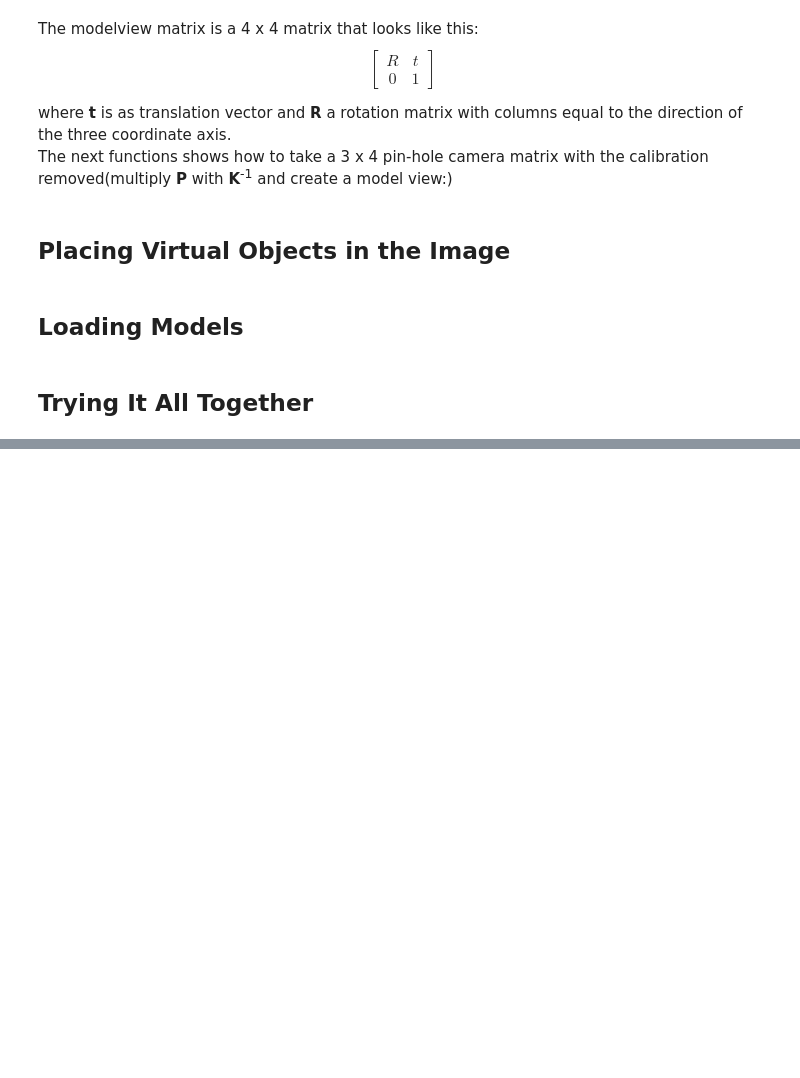
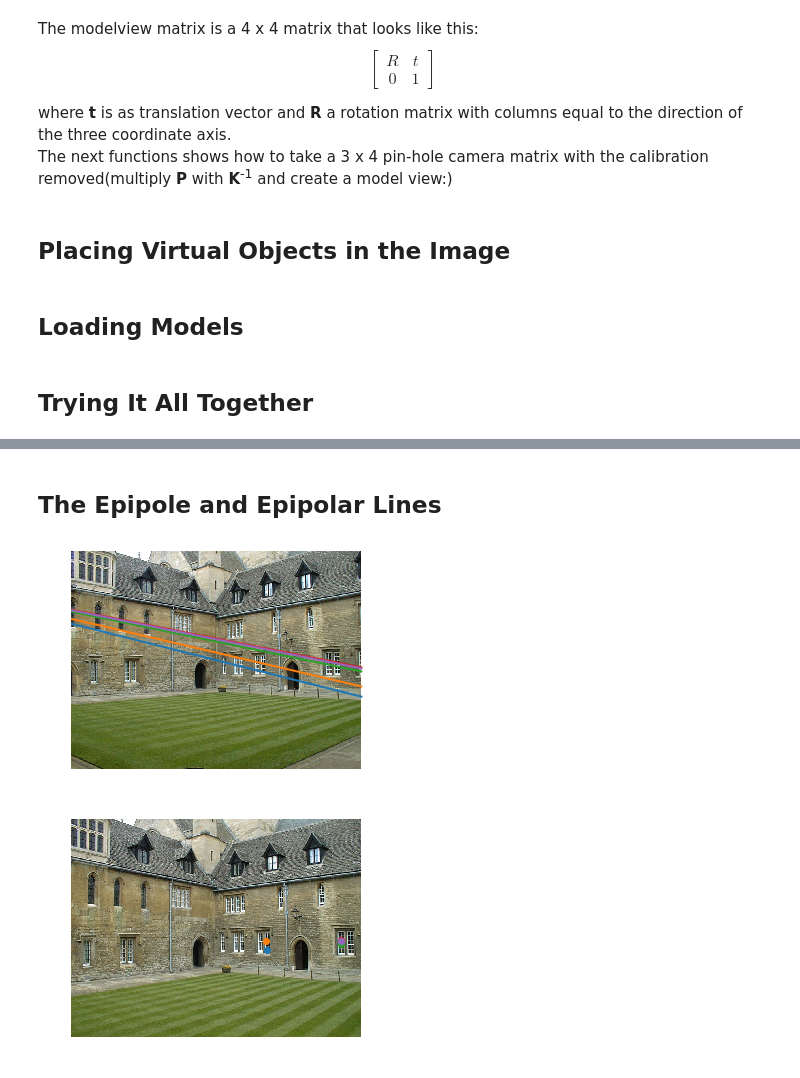
Before and after one commit to JoBo33/Introduction_To_ComputerVision, a Jupyter notebook: writeup.ipynb, the cells around one changed output, grey strips where cells are left out. Saved outputs shown, nothing was run; the diff lists cells and outputs as text; code cells hidden in the pictures; blank space fills up the shorter version.

Commit message:
Epipolar Geometry

```diff
--- a/writeup.ipynb
+++ b/writeup.ipynb
@@ -562,0 +634,39 @@ IOError: [Errno 2] No such file or directory: 'LEGO.Creator_Plane.mtl'
+# %% [markdown]
+## The Epipole and Epipolar Lines
+# %%
+from PCV.geometry import sfm
+
+# index for points in first two views
+ndx = (corr[:,0]>=0) & (corr[:,1] >=0)
+
+# get coordinates and make homogeneous
+x1 = points2D[0][:,corr[ndx,0]]
+x1 = np.vstack( (x1, np.ones(x1.shape[1])) )
+x2 = points2D[1][:,corr[ndx,1]]
+x2 = np.vstack( (x2, np.ones(x2.shape[1])) )
+
+# compute F
+F = sfm.compute_fundamental(x1,x2)
+
+# compute the epipole
+e = sfm.compute_epipole(F)
+
+# plotting
+plt.figure()
+plt.imshow(im_1)
+
+# plot each line individually, this gives nice colors
+for i in range(5):
+    sfm.plot_epipolar_line(im_1,F,x2[:,i],e,False)
+plt.axis('off')
+
+plt.figure()
+plt.imshow(im_2)
+# plot each point individually, this gives same colors as the lines
+for i in range(5):
+    plt.plot(x2[0,i], x2[1,i],'o')
+plt.axis('off')
+plt.show()
+# %% [output]
+[figure, added]
+[figure, added]
```
Also changed, not shown: parts of 14 cells of this notebook, 21 other files.
